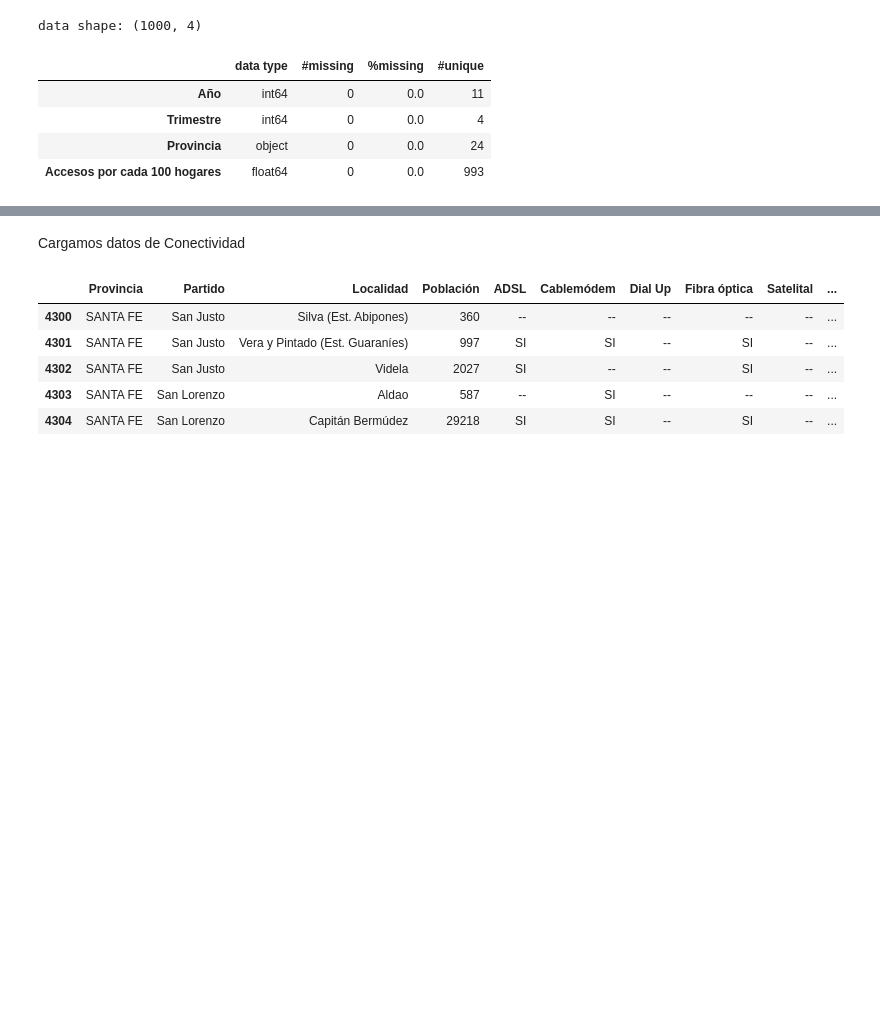
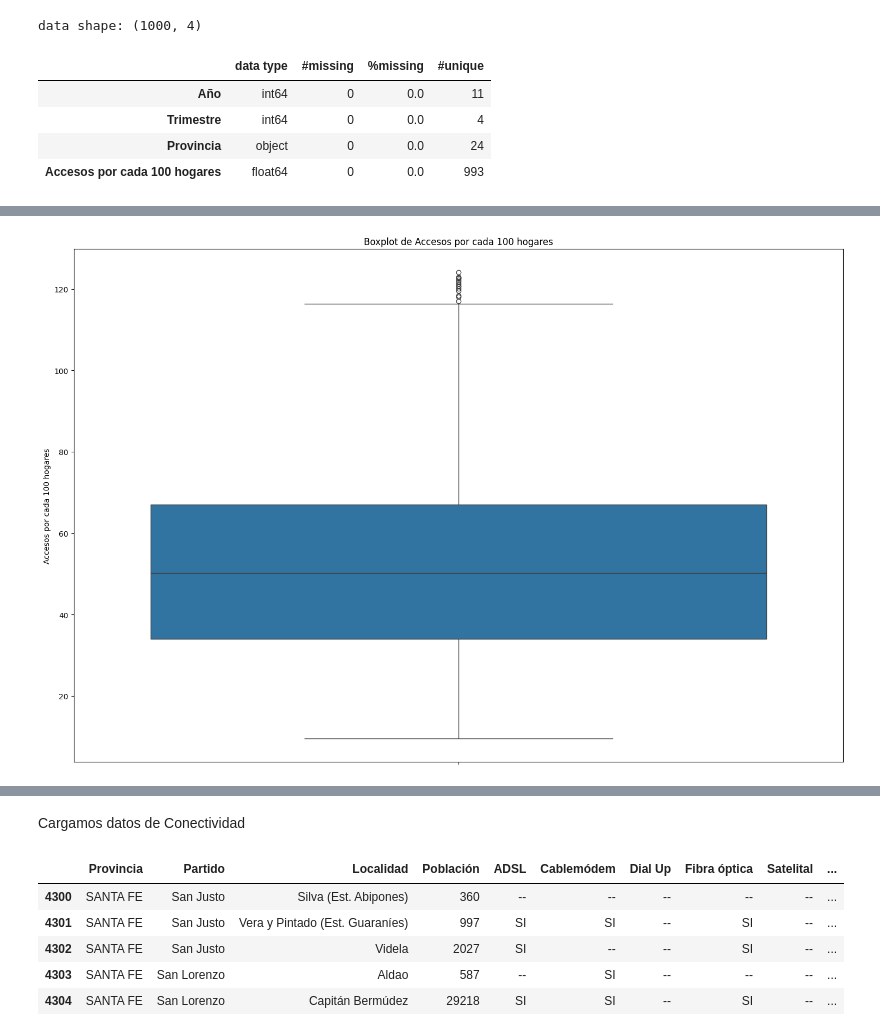
Before and after one commit to SariEliM/DA_Telecomunicaciones, a Jupyter notebook: EDA dataset.ipynb, the cells around one changed output, grey strips where cells are left out. Saved outputs shown, nothing was run; the diff lists cells and outputs as text; code cells hidden in the pictures; blank space fills up the shorter version.

```diff
--- a/EDA dataset.ipynb
+++ b/EDA dataset.ipynb
@@ -706,0 +778,13 @@ data shape: (1000, 4)
+# %%
+#Todo parece normal, por ultimo, vamos a graficar la distribucion de sus valores
+
+# Creamos un boxplot para la columna
+plt.figure(figsize=(15, 10))
+
+#plt.subplot(2, 3, i)
+sns.boxplot(y=df_cobertura_hogar_evol['Accesos por cada 100 hogares'])
+plt.title(f"Boxplot de Accesos por cada 100 hogares")
+plt.tight_layout()
+plt.show()
+# %% [output]
+[figure, added]
```
Also changed, not shown: parts of 32 cells of this notebook, 1 other file.
